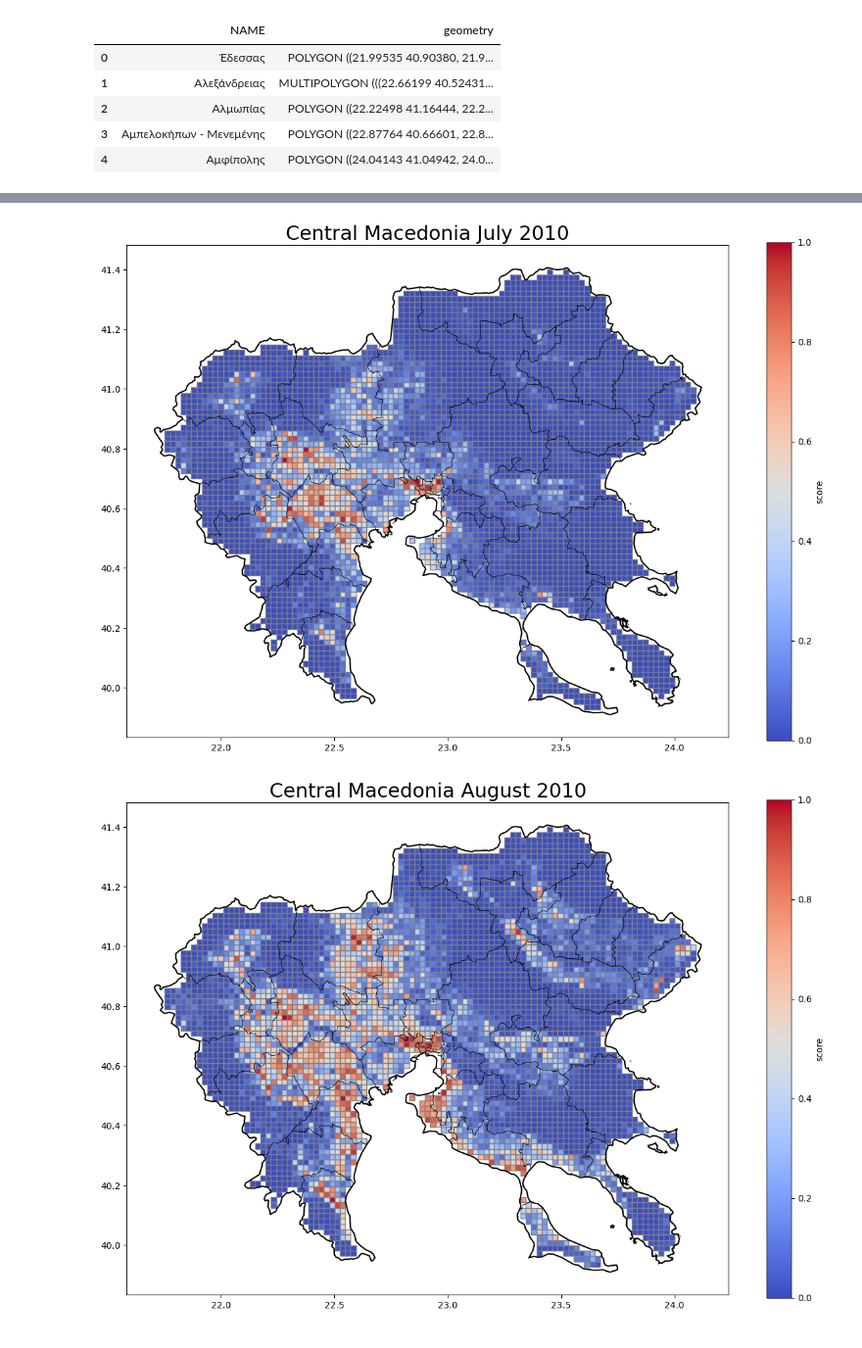
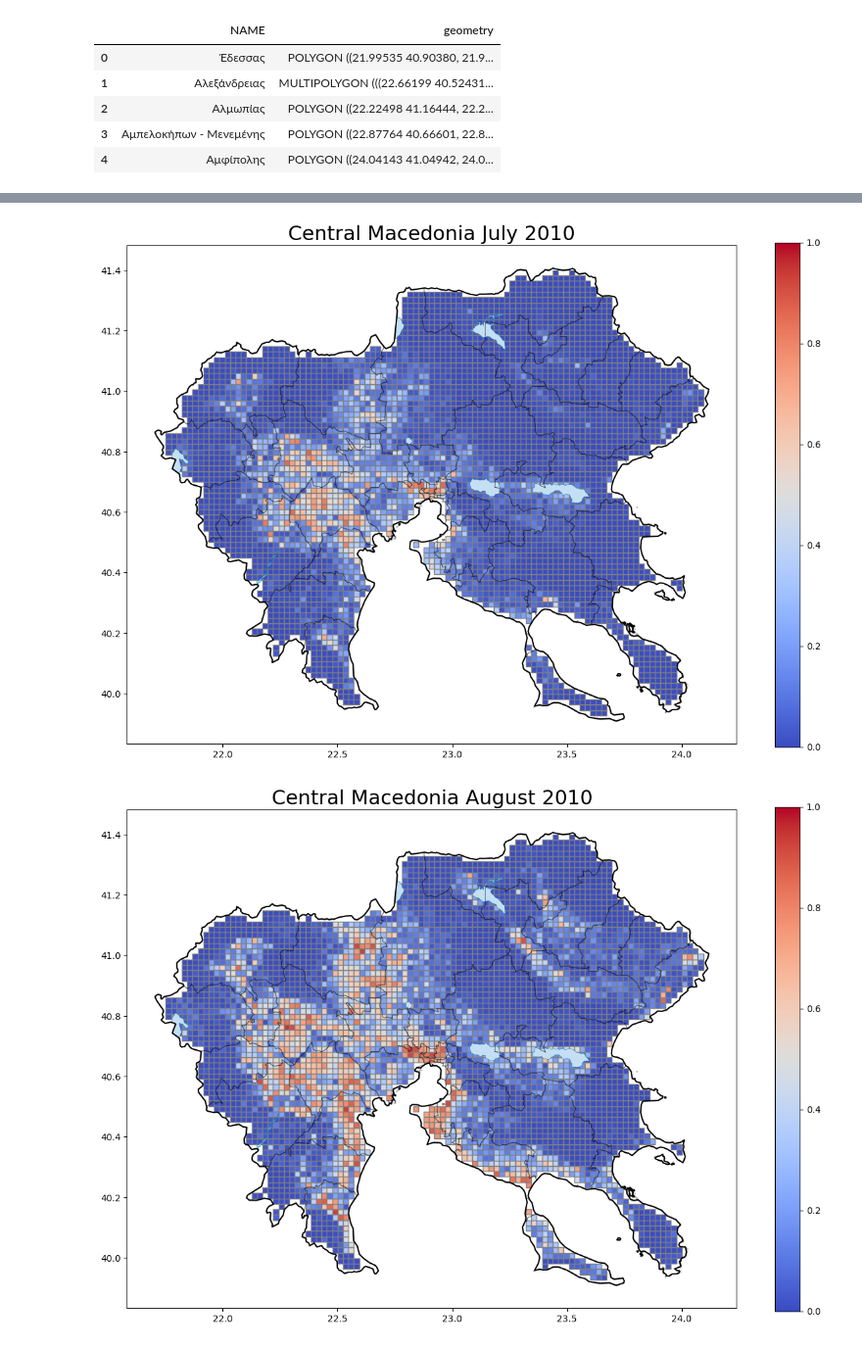
Before and after one commit to dsainidis/MBD-Prediction, a Jupyter notebook: Grid Level/notebooks/CMacedonia/predictions/GR_CMacedonia_Predictions_2010.ipynb, the cells around one changed output, grey strips where cells are left out. Shown at 98% size. Saved outputs shown, nothing was run; the diff lists cells and outputs as text; code cells hidden in the pictures.

```diff
--- a/Grid Level/notebooks/CMacedonia/predictions/GR_CMacedonia_Predictions_2010.ipynb
+++ b/Grid Level/notebooks/CMacedonia/predictions/GR_CMacedonia_Predictions_2010.ipynb
@@ -344,6 +344,7 @@ folder_path = "C:/Users/dimit/Documents/noa hoard/Greece Shapefiles"
 cm_grid = gpd.read_file(r'E:\Drive\NOA\MBD-Prediction\Grid Level\data\CMacedonia\GR_CMacedonia_GRID.shp',  encoding='utf-8')
 greece_nuts2_gdf = gpd.read_file(r"E:\Drive\NOA\MBD-Prediction\Europe NUTS - LAU Shapefiles\Greece\data\EL_NUTS2.shp",  encoding='utf8')
 greece_lau1 = gpd.read_file(f"{folder_path}/el_lau1.shp",  encoding='utf8')
+greece_lakes = gpd.read_file(f"{folder_path}/limnes/lakes.shp",  encoding='utf8')
 # %%
 cm_grid.head()
 # %% [output]
@@ -401,0 +415,12 @@ greece_lau1.reset_index(drop = True, inplace = True)
+# %%
+greece_lakes = greece_lakes.to_crs(epsg=4326)
+greece_lakes.drop(columns=['objectid','EU_CD','MS_CD','NAME','ALTNAME2','ALTNAME3','BASIN_CD','CHARACTER_'], inplace=True)
+greece_lakes = greece_lakes.set_axis(['name', 'area', 'length', 'geometry'], axis=1)
+greece_lakes_outer = gpd.sjoin(greece_lakes, greece_nuts2_gdf, op='overlaps')
+greece_lakes_inner = gpd.sjoin(greece_lakes, greece_nuts2_gdf, op='within')
+greece_lakes = pd.concat([greece_lakes_outer, greece_lakes_inner], axis=0)
+greece_lakes = gpd.overlay(greece_nuts2_gdf, greece_lakes, how='intersection')
+greece_lakes.drop(columns=['NUTS_ID_1','NUTS_NAME_1','index_right','NUTS_ID_2','NUTS_NAME_2'], inplace=True)
+
+greece_lakes.reset_index(drop=True, inplace=True)
+print(f'greece_lakes CRS: {greece_lakes.crs}')
@@ -449,3 +479,7 @@ mapper = ScalarMappable(norm=norm, cmap=cmap)
+# %%
+float_column = 'score'
+geometry_column = 'geometry'
+cmap = plt.cm.coolwarm
 # %%
 fig, ax = plt.subplots(figsize=(15, 10))
 
@@ -491,42 +510,28 @@ plt.show()
 fig, ax = plt.subplots(figsize=(15, 10))
 
 # Plot the geometry column with the colors based on the float column
-results_jul.plot(ax=ax, column=float_column, cmap=cmap, edgecolor='grey')
-greece_nuts2_gdf.plot(ax=ax, color='none', facecolor = 'none', edgecolor='black', linewidth = 1.5)
-greece_lau1.plot(ax=ax, color='none', facecolor = 'none', edgecolor='black', linewidth = 0.4)
+results_jul.plot(ax=ax, column=float_column, cmap=cmap, edgecolor='grey', legend=True, vmin = 0, vmax = 1)
+greece_lakes.plot(ax=ax, color='#c4dff4', edgecolor='#0978ab', linewidth = 0.4)
+greece_nuts2_gdf.plot(ax=ax, color='none', edgecolor='black', linewidth = 1.5)
+greece_lau1.plot(ax=ax, color='none', edgecolor='black', linewidth = 0.8, alpha = 0.35)
 
-# Create colorbar
-cbar = fig.colorbar(mapper, ax=ax)
-cbar.set_label(float_column)
-
-# Set title and labels
 plt.title(f'Central Macedonia July {TEST_YEAR}', size = 22)
-# plt.xlabel('X-axis label')
-# plt.ylabel('Y-axis label')
-
 plt.show()
 # %% [output]
-[figure, old version]
+[figure, new version]
 # %%
 fig, ax = plt.subplots(figsize=(15, 10))
 
 # Plot the geometry column with the colors based on the float column
-results_aug.plot(ax=ax, column=float_column, cmap=cmap, edgecolor='grey')
-greece_nuts2_gdf.plot(ax=ax, color='none', facecolor = 'none', edgecolor='black', linewidth = 1.5)
-greece_lau1.plot(ax=ax, color='none', facecolor = 'none', edgecolor='black', linewidth = 0.4)
+results_aug.plot(ax=ax, column=float_column, cmap=cmap, edgecolor='grey', legend=True, vmin = 0, vmax = 1)
+greece_lakes.plot(ax=ax, color='#c4dff4', edgecolor='#0978ab', linewidth = 0.4)
+greece_nuts2_gdf.plot(ax=ax, color='none', edgecolor='black', linewidth = 1.5)
+greece_lau1.plot(ax=ax, color='none', edgecolor='black', linewidth = 0.8, alpha = 0.35)
 
-# Create colorbar
-cbar = fig.colorbar(mapper, ax=ax)
-cbar.set_label(float_column)
-
-# Set title and labels
 plt.title(f'Central Macedonia August {TEST_YEAR}', size = 22)
-# plt.xlabel('X-axis label')
-# plt.ylabel('Y-axis label')
-
 plt.show()
 # %% [output]
-[figure, old version]
+[figure, new version]
 # %%
 fig, ax = plt.subplots(figsize=(15, 10))
 
```
Also changed, not shown: parts of 9 cells of this notebook, 21 other files.
